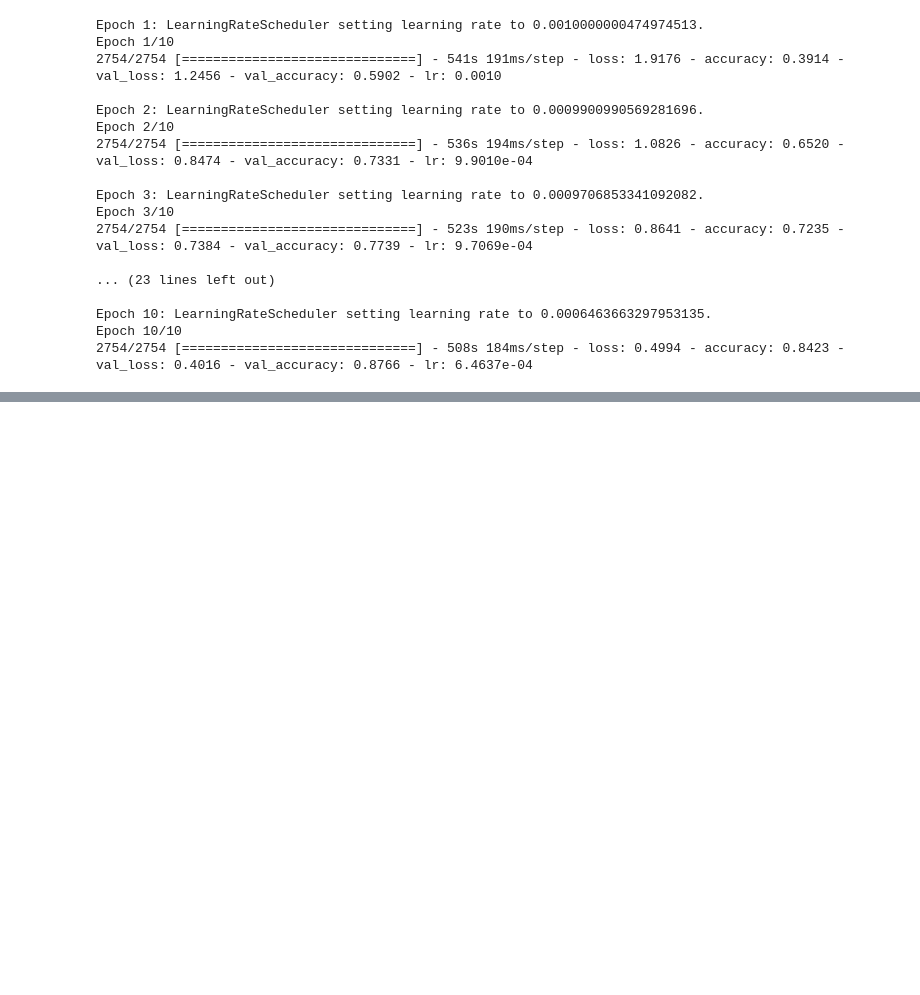
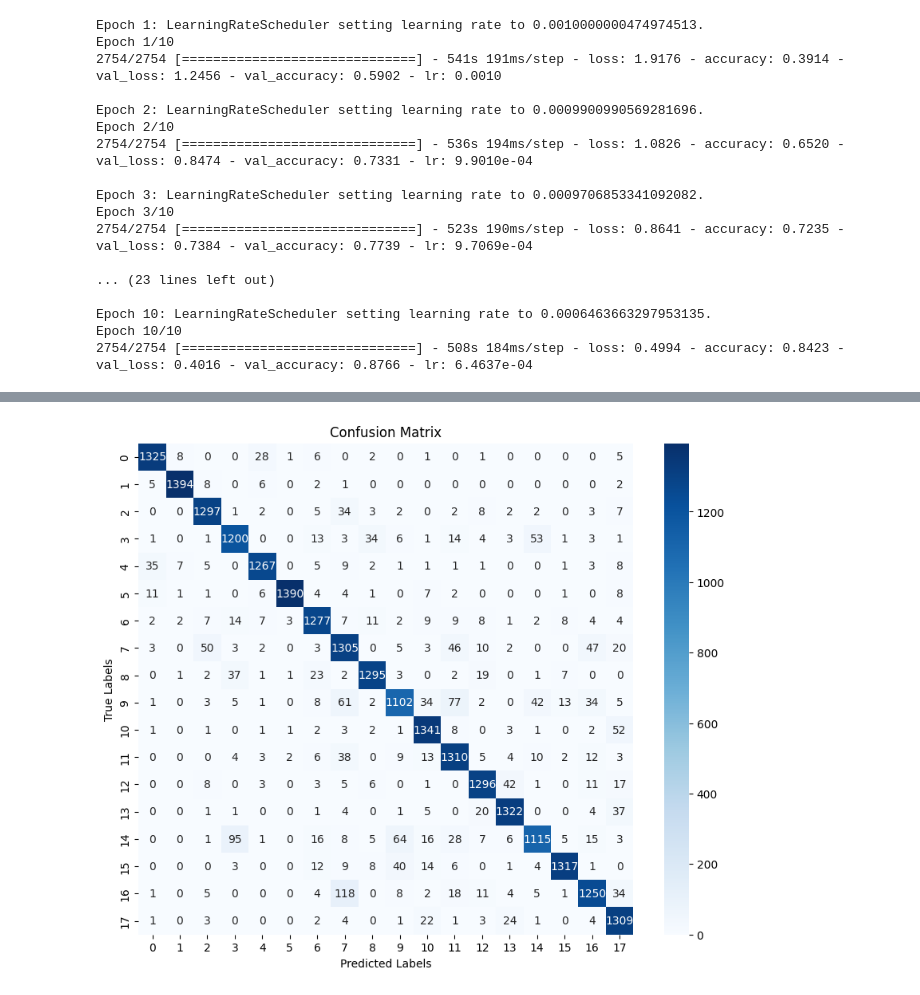
Before and after one commit to DaraLenaghan-1/Machine-Learning-Gesture-Detect, a Jupyter notebook: assignment2.ipynb, the cells around one changed output, grey strips where cells are left out. Cells and saved outputs as stored; diff of their text form; code cells hidden in the pictures; blank space fills up the shorter version.

```diff
--- a/assignment2.ipynb
+++ b/assignment2.ipynb
@@ -639,0 +891,4 @@ Epoch 10/10
+# %%
+input_shape = (128, 128, 3)  # Assuming RGB images
+vgg16_model = create_second_vgg16_model(input_shape, NUM_CLASSES)
+vgg16_model.summary()  # Displays the architecture of the model
@@ -639,0 +984,23 @@ Epoch 10/10
+# %%
+import seaborn as sns
+from sklearn.metrics import confusion_matrix
+
+# Get true labels and predictions
+true_labels = []
+pred_labels = []
+
+for images, labels in test_dataset:
+    preds = vgg16_model.predict(images)
+    true_labels.extend(tf.argmax(labels, axis=1).numpy())
+    pred_labels.extend(tf.argmax(preds, axis=1).numpy())
+
+# Generate confusion matrix
+cm = confusion_matrix(true_labels, pred_labels)
+
+plt.figure(figsize=(10, 8))
+sns.heatmap(cm, annot=True, fmt='d', cmap='Blues')
+plt.xlabel('Predicted Labels')
+plt.ylabel('True Labels')
+plt.title('Confusion Matrix')
+plt.show()
+# %% [output]
@@ -639,0 +1024 @@ Epoch 10/10
+[figure, added]
```
Also changed, not shown: parts of 21 cells of this notebook.
